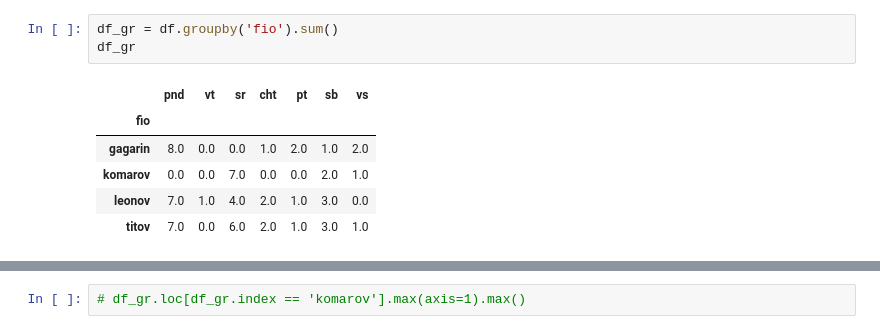
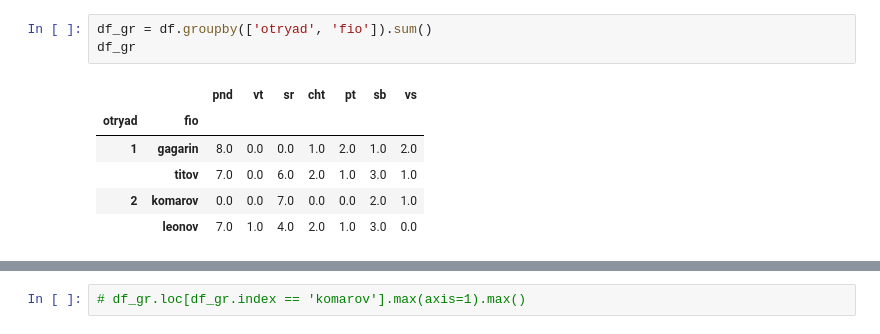
Before and after one commit to stavrtin/Best_decision, a Jupyter notebook: Jupyter_data/test_kosm.ipynb, the cells around one changed output, grey strips where cells are left out. Drawn from its saved outputs; the diff is of its cells as text.

```diff
--- a/Jupyter_data/test_kosm.ipynb
+++ b/Jupyter_data/test_kosm.ipynb
@@ -21,10 +28,10 @@ df
 # %%
-df_gr = df.groupby('fio').sum()
+df_gr = df.groupby(['otryad', 'fio']).sum()
 df_gr
 # %% [output]
-|  | pnd | vt | sr | cht | pt | sb | vs |
-| fio |  |  |  |  |  |  |  |
-| gagarin | 8.0 | 0.0 | 0.0 | 1.0 | 2.0 | 1.0 | 2.0 |
-| komarov | 0.0 | 0.0 | 7.0 | 0.0 | 0.0 | 2.0 | 1.0 |
-| leonov | 7.0 | 1.0 | 4.0 | 2.0 | 1.0 | 3.0 | 0.0 |
-| titov | 7.0 | 0.0 | 6.0 | 2.0 | 1.0 | 3.0 | 1.0 |
+|  |  | pnd | vt | sr | cht | pt | sb | vs |
+| otryad | fio |  |  |  |  |  |  |  |
+| 1 | gagarin | 8.0 | 0.0 | 0.0 | 1.0 | 2.0 | 1.0 | 2.0 |
+|  | titov | 7.0 | 0.0 | 6.0 | 2.0 | 1.0 | 3.0 | 1.0 |
+| 2 | komarov | 0.0 | 0.0 | 7.0 | 0.0 | 0.0 | 2.0 | 1.0 |
+|  | leonov | 7.0 | 1.0 | 4.0 | 2.0 | 1.0 | 3.0 | 0.0 |
```
Also changed, not shown: parts of 29 cells of this notebook.
